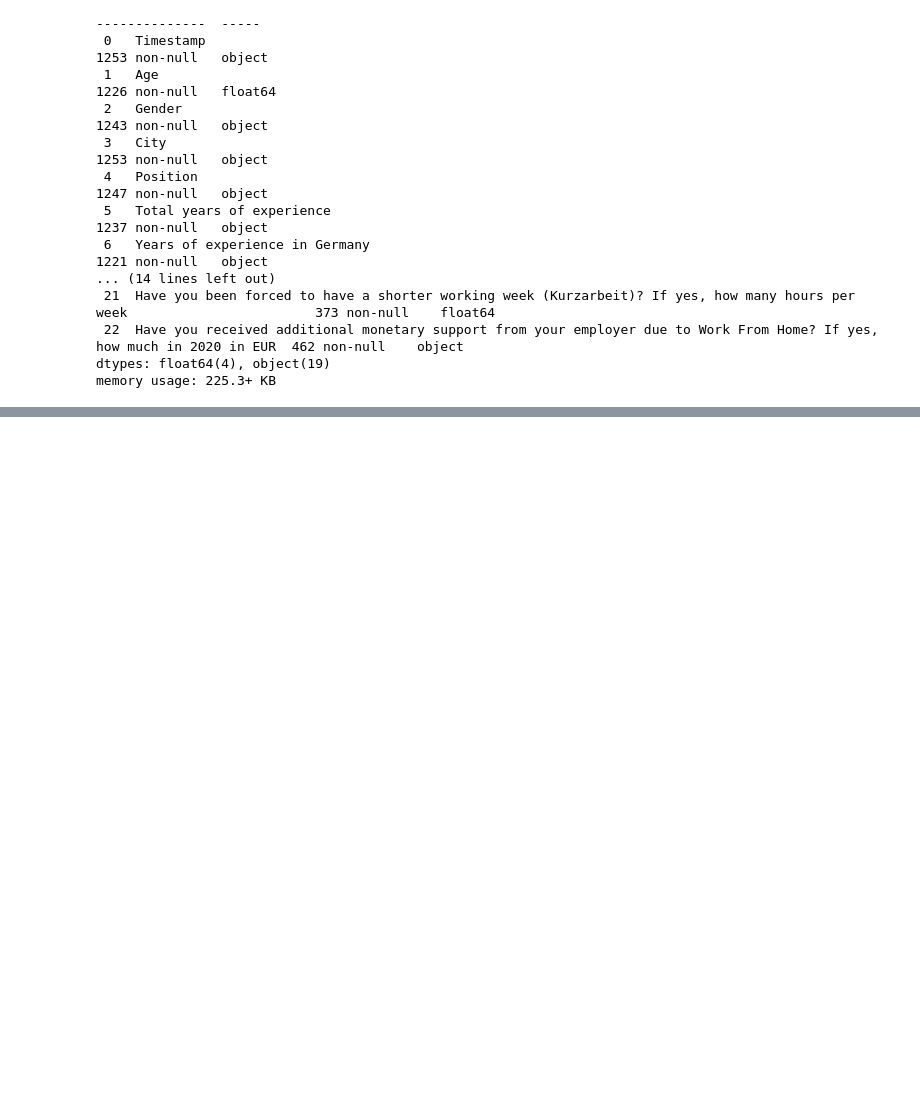
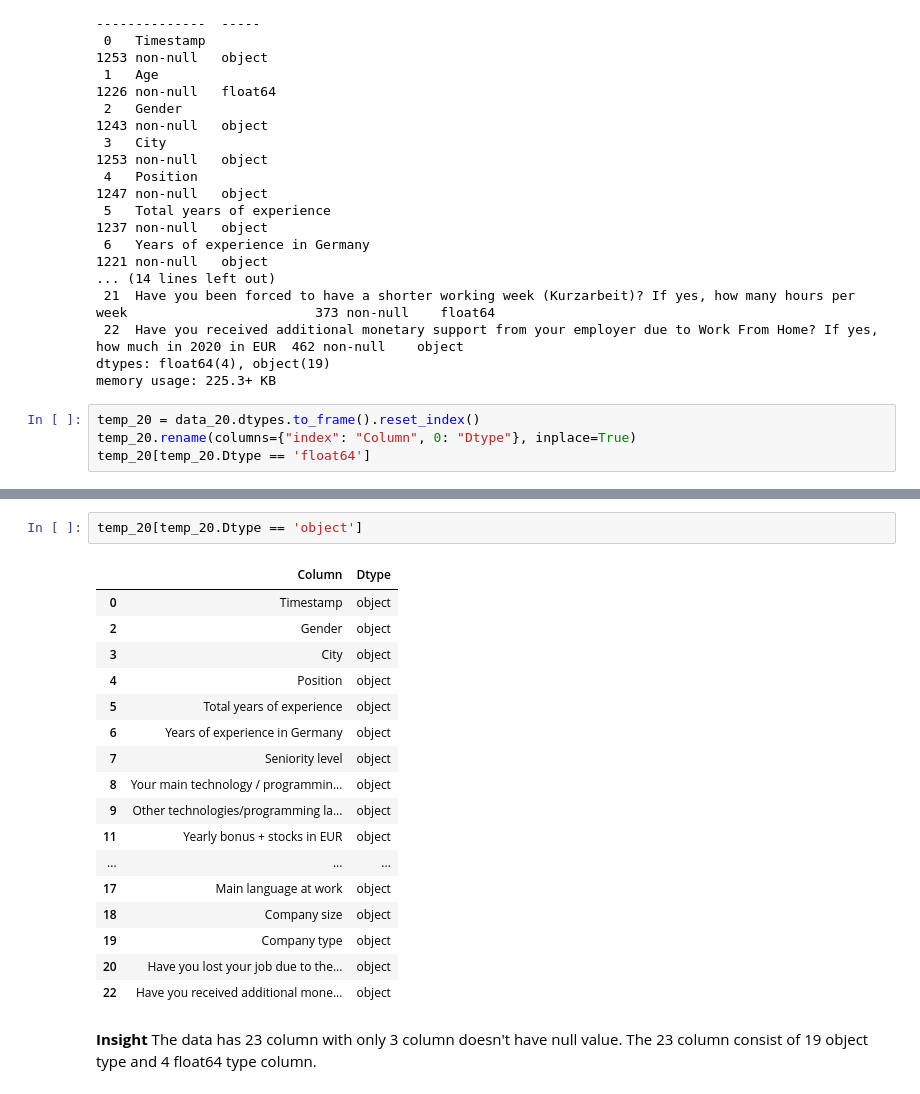
Before and after one commit to Bugi-Sulistiyo/Gigih_Mid-Term, a Jupyter notebook: Script/EDA.ipynb, the cells around one changed output, grey strips where cells are left out. Drawn from its saved outputs; the diff is of its cells as text; blank space fills up the shorter version.

```diff
--- a/Script/EDA.ipynb
+++ b/Script/EDA.ipynb
@@ -152,3 +330,7 @@ Data columns (total 23 columns):
  22  Have you received additional monetary support from your employer due to Work From Home? If yes, how much in 2020 in EUR  462 non-null    object
 dtypes: float64(4), object(19)
 memory usage: 225.3+ KB
+# %%
+temp_20 = data_20.dtypes.to_frame().reset_index()
+temp_20.rename(columns={"index": "Column", 0: "Dtype"}, inplace=True)
+temp_20[temp_20.Dtype == 'float64']
@@ -154,0 +343,23 @@ memory usage: 225.3+ KB
+# %%
+temp_20[temp_20.Dtype == 'object']
+# %% [output]
+|  | Column | Dtype |
+| 0 | Timestamp | object |
+| 2 | Gender | object |
+| 3 | City | object |
+| 4 | Position | object |
+| 5 | Total years of experience | object |
+| 6 | Years of experience in Germany | object |
+| 7 | Seniority level | object |
+| 8 | Your main technology / programmin... | object |
+| 9 | Other technologies/programming la... | object |
+| 11 | Yearly bonus + stocks in EUR | object |
+| ... | ... | ... |
+| 17 | Main language at work | object |
+| 18 | Company size | object |
+| 19 | Company type | object |
+| 20 | Have you lost your job due to the... | object |
+| 22 | Have you received additional mone... | object |
+# %% [markdown]
+**Insight**
+The data has 23 column with only 3 column doesn't have null value. The 23 column consist of 19 object type and 4 float64 type column.
```
Also changed, not shown: parts of 36 cells of this notebook.
